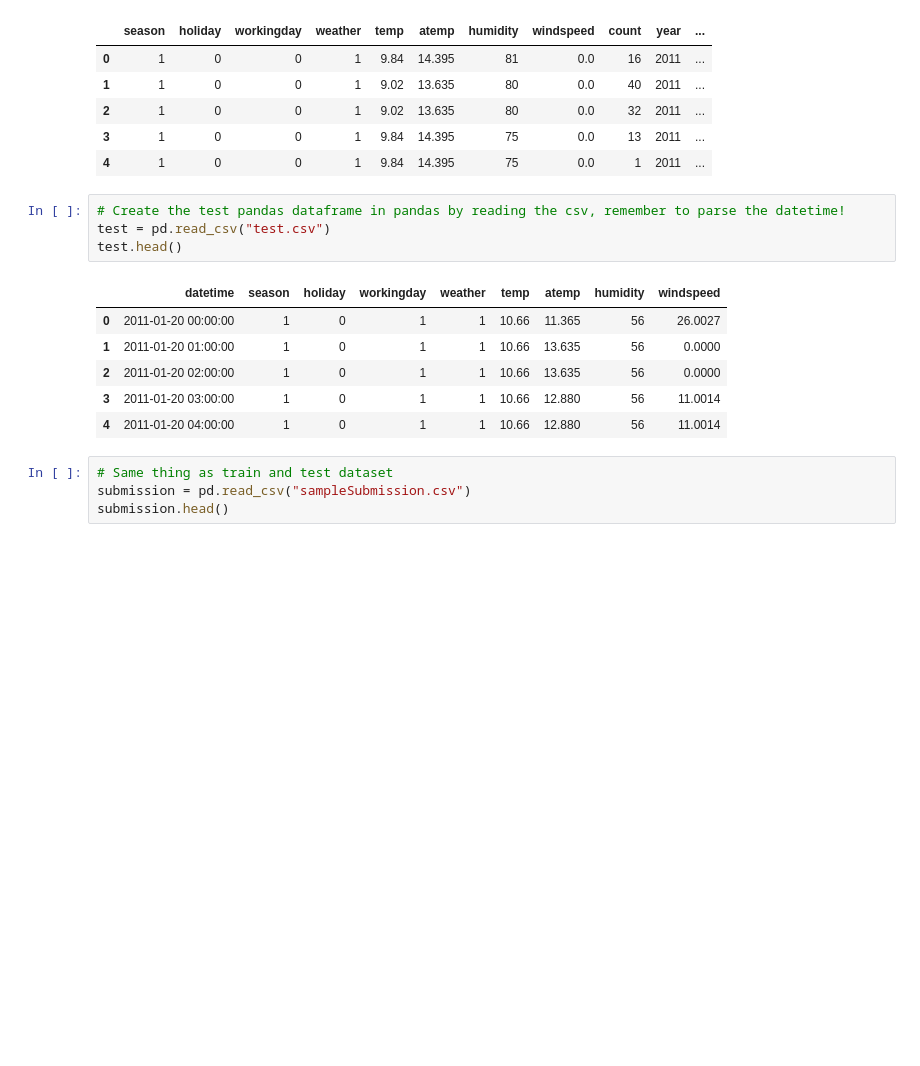
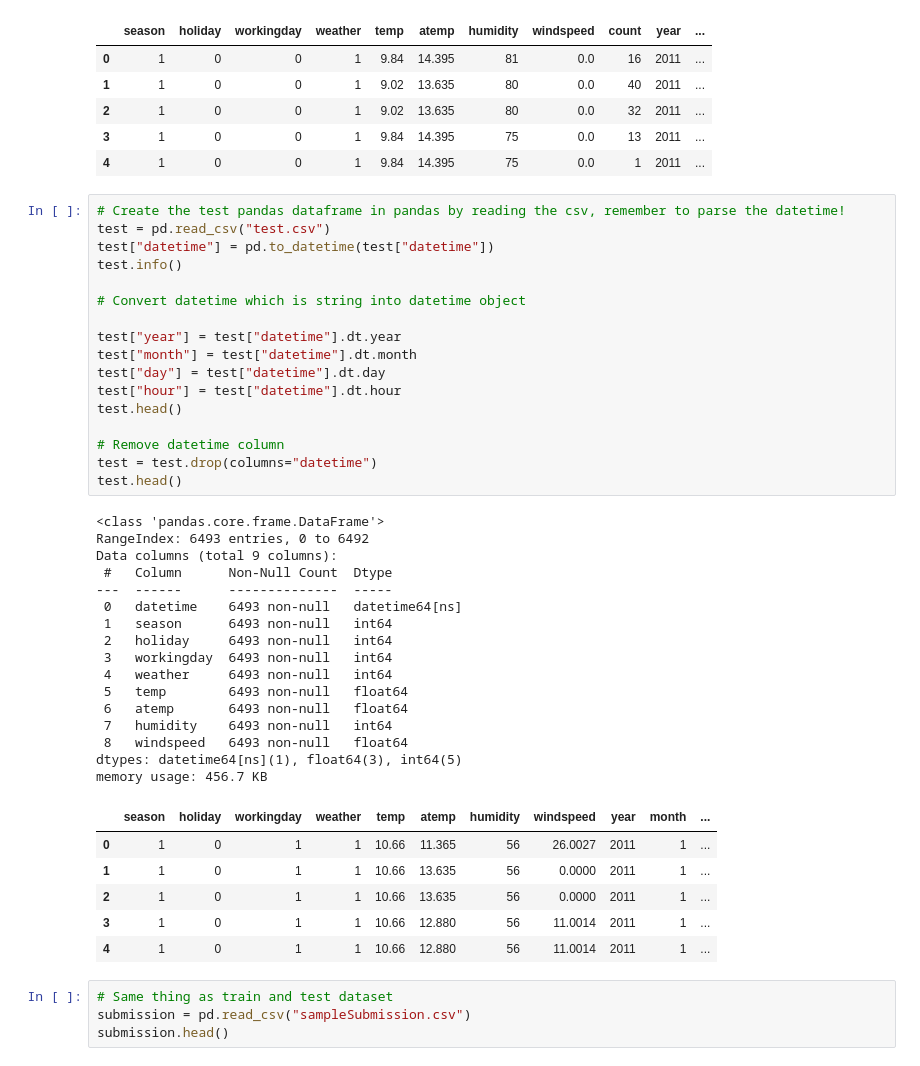
Before and after one commit to williamhyun/nd189-1-Introduction-to-Machine-Learning-project-starter, a Jupyter notebook: project/project-template.ipynb, the cells around one changed output. Saved outputs shown, nothing was run; the diff lists cells and outputs as text; blank space fills up the shorter version.

Commit message:
First attempt at season2

```diff
--- a/project/project-template.ipynb
+++ b/project/project-template.ipynb
@@ -171,14 +171,43 @@ memory usage: 850.6 KB
 # %%
 # Create the test pandas dataframe in pandas by reading the csv, remember to parse the datetime!
 test = pd.read_csv("test.csv")
+test["datetime"] = pd.to_datetime(test["datetime"])
+test.info()
+
+# Convert datetime which is string into datetime object
+
+test["year"] = test["datetime"].dt.year
+test["month"] = test["datetime"].dt.month
+test["day"] = test["datetime"].dt.day
+test["hour"] = test["datetime"].dt.hour
 test.head()
+
+# Remove datetime column
+test = test.drop(columns="datetime")
+test.head()
 # %% [output]
+<class 'pandas.core.frame.DataFrame'>
+RangeIndex: 6493 entries, 0 to 6492
+Data columns (total 9 columns):
+ #   Column      Non-Null Count  Dtype
+---  ------      --------------  -----
+ 0   datetime    6493 non-null   datetime64[ns]
+ 1   season      6493 non-null   int64
+ 2   holiday     6493 non-null   int64
+ 3   workingday  6493 non-null   int64
+ 4   weather     6493 non-null   int64
+ 5   temp        6493 non-null   float64
+ 6   atemp       6493 non-null   float64
+ 7   humidity    6493 non-null   int64
+ 8   windspeed   6493 non-null   float64
+dtypes: datetime64[ns](1), float64(3), int64(5)
+memory usage: 456.7 KB
-|  | datetime | season | holiday | workingday | weather | temp | atemp | humidity | windspeed |
-| 0 | 2011-01-20 00:00:00 | 1 | 0 | 1 | 1 | 10.66 | 11.365 | 56 | 26.0027 |
-| 1 | 2011-01-20 01:00:00 | 1 | 0 | 1 | 1 | 10.66 | 13.635 | 56 | 0.0000 |
-| 2 | 2011-01-20 02:00:00 | 1 | 0 | 1 | 1 | 10.66 | 13.635 | 56 | 0.0000 |
-| 3 | 2011-01-20 03:00:00 | 1 | 0 | 1 | 1 | 10.66 | 12.880 | 56 | 11.0014 |
-| 4 | 2011-01-20 04:00:00 | 1 | 0 | 1 | 1 | 10.66 | 12.880 | 56 | 11.0014 |
+|  | season | holiday | workingday | weather | temp | atemp | humidity | windspeed | year | month | ... |
+| 0 | 1 | 0 | 1 | 1 | 10.66 | 11.365 | 56 | 26.0027 | 2011 | 1 | ... |
+| 1 | 1 | 0 | 1 | 1 | 10.66 | 13.635 | 56 | 0.0000 | 2011 | 1 | ... |
+| 2 | 1 | 0 | 1 | 1 | 10.66 | 13.635 | 56 | 0.0000 | 2011 | 1 | ... |
+| 3 | 1 | 0 | 1 | 1 | 10.66 | 12.880 | 56 | 11.0014 | 2011 | 1 | ... |
+| 4 | 1 | 0 | 1 | 1 | 10.66 | 12.880 | 56 | 11.0014 | 2011 | 1 | ... |
 # %%
 # Same thing as train and test dataset
 submission = pd.read_csv("sampleSubmission.csv")
```
Also changed, not shown: parts of 13 cells of this notebook.
